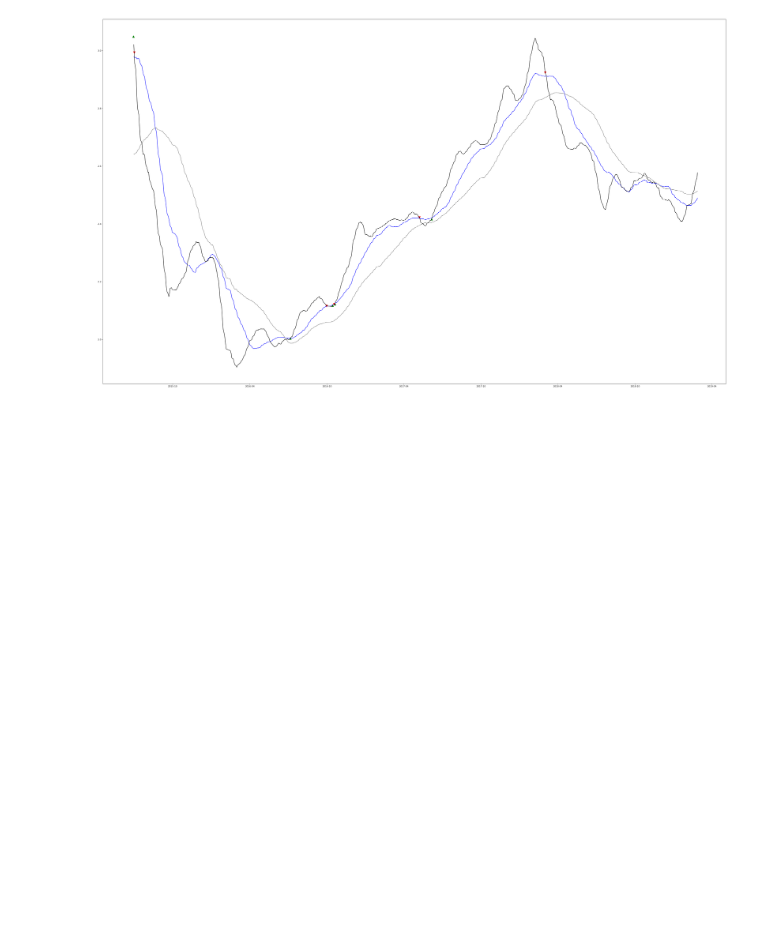
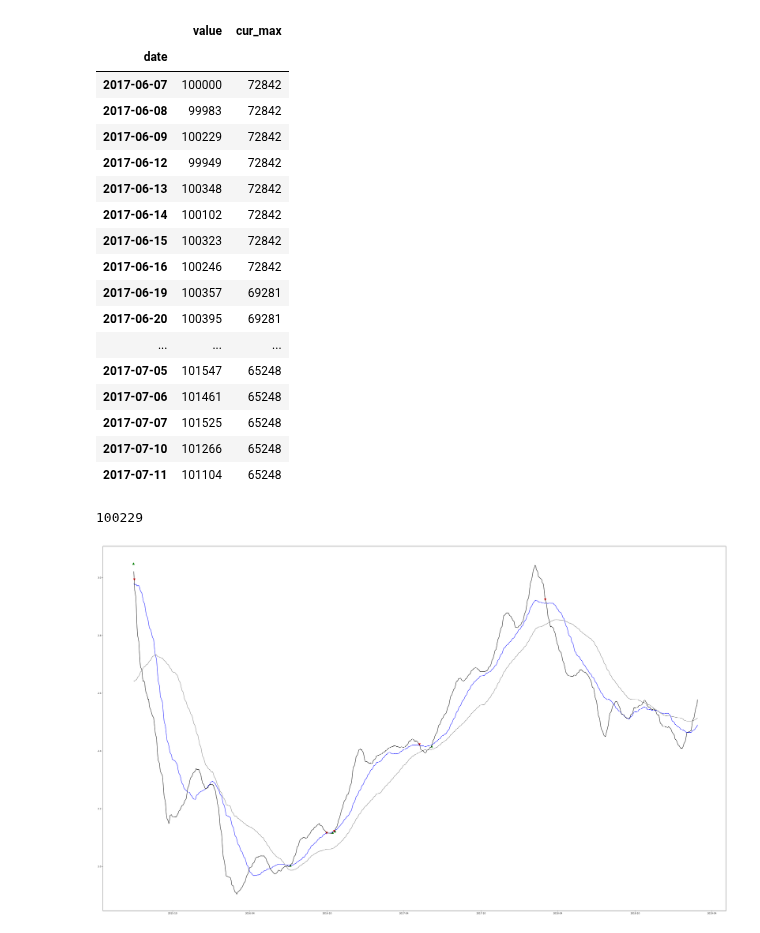
Before and after one commit to belmount/tmpy, a Jupyter notebook: strategy.ipynb, the cells around one changed output. Cells and saved outputs as stored; diff of their text form; code cells hidden in the pictures; blank space fills up the shorter version.

```diff
--- a/strategy.ipynb
+++ b/strategy.ipynb
@@ -272,3 +245,28 @@ dtype: float64
+# %%
+test_data['2017-06-07':'2017-07-11'][ ['value', 'cur_max']]
+# %% [output]
+|  | value | cur_max |
+| date |  |  |
+| 2017-06-07 | 100000 | 72842 |
+| 2017-06-08 | 99983 | 72842 |
+| 2017-06-09 | 100229 | 72842 |
+| 2017-06-12 | 99949 | 72842 |
+| 2017-06-13 | 100348 | 72842 |
+| 2017-06-14 | 100102 | 72842 |
+| 2017-06-15 | 100323 | 72842 |
+| 2017-06-16 | 100246 | 72842 |
+| 2017-06-19 | 100357 | 69281 |
+| 2017-06-20 | 100395 | 69281 |
+| ... | ... | ... |
+| 2017-07-05 | 101547 | 65248 |
+| 2017-07-06 | 101461 | 65248 |
+| 2017-07-07 | 101525 | 65248 |
+| 2017-07-10 | 101266 | 65248 |
+| 2017-07-11 | 101104 | 65248 |
+# %%
+test_data.value['2017-06-07':'2017-06-12'].max()
+# %% [output]
+100229
 # %%
 f = plt.figure(figsize=(50, 30), dpi= 80, facecolor='w', edgecolor='k')
 plt.scatter(buy_at.index, buy_at, marker='^',s=80,c='green')
```
Also changed, not shown: parts of 28 cells of this notebook.
